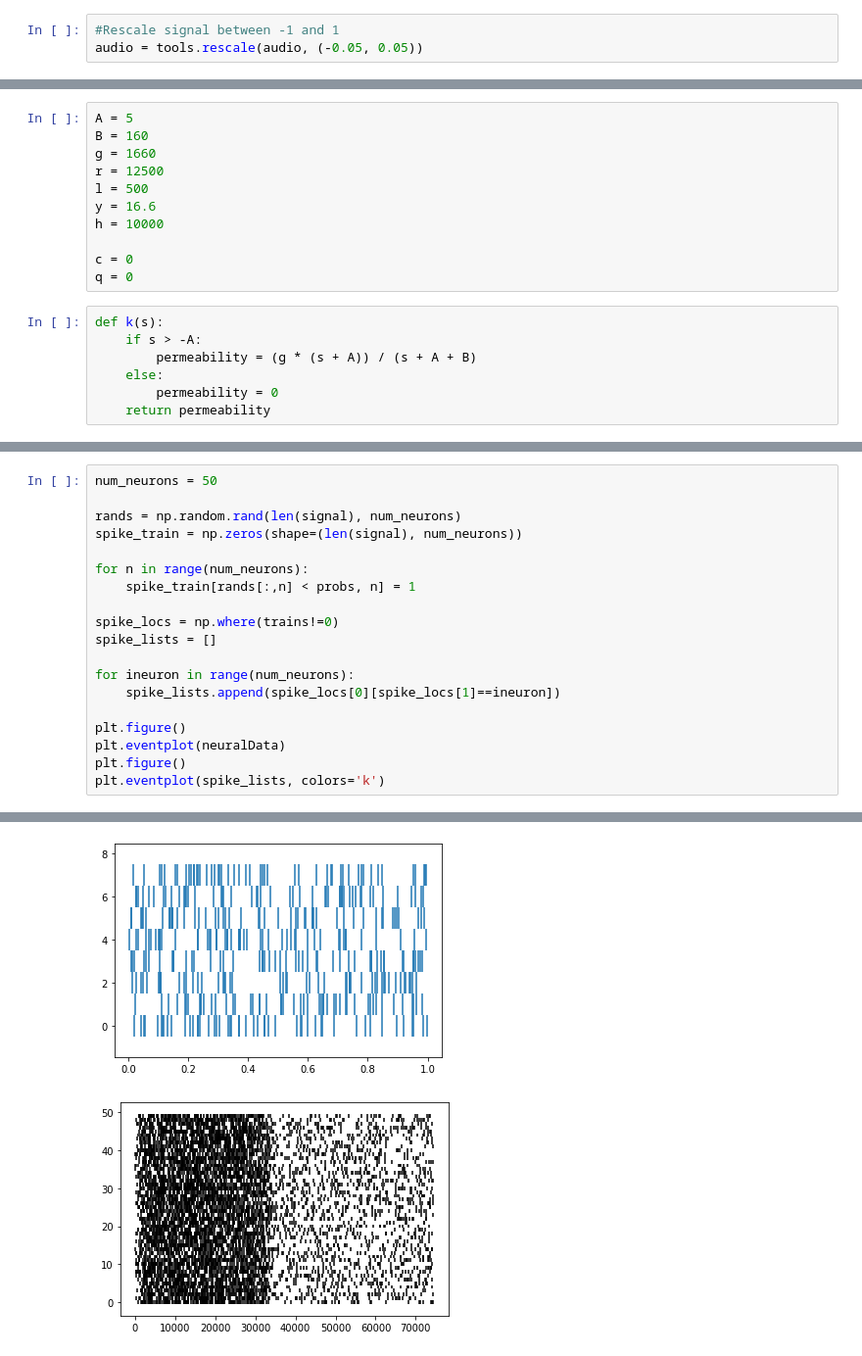
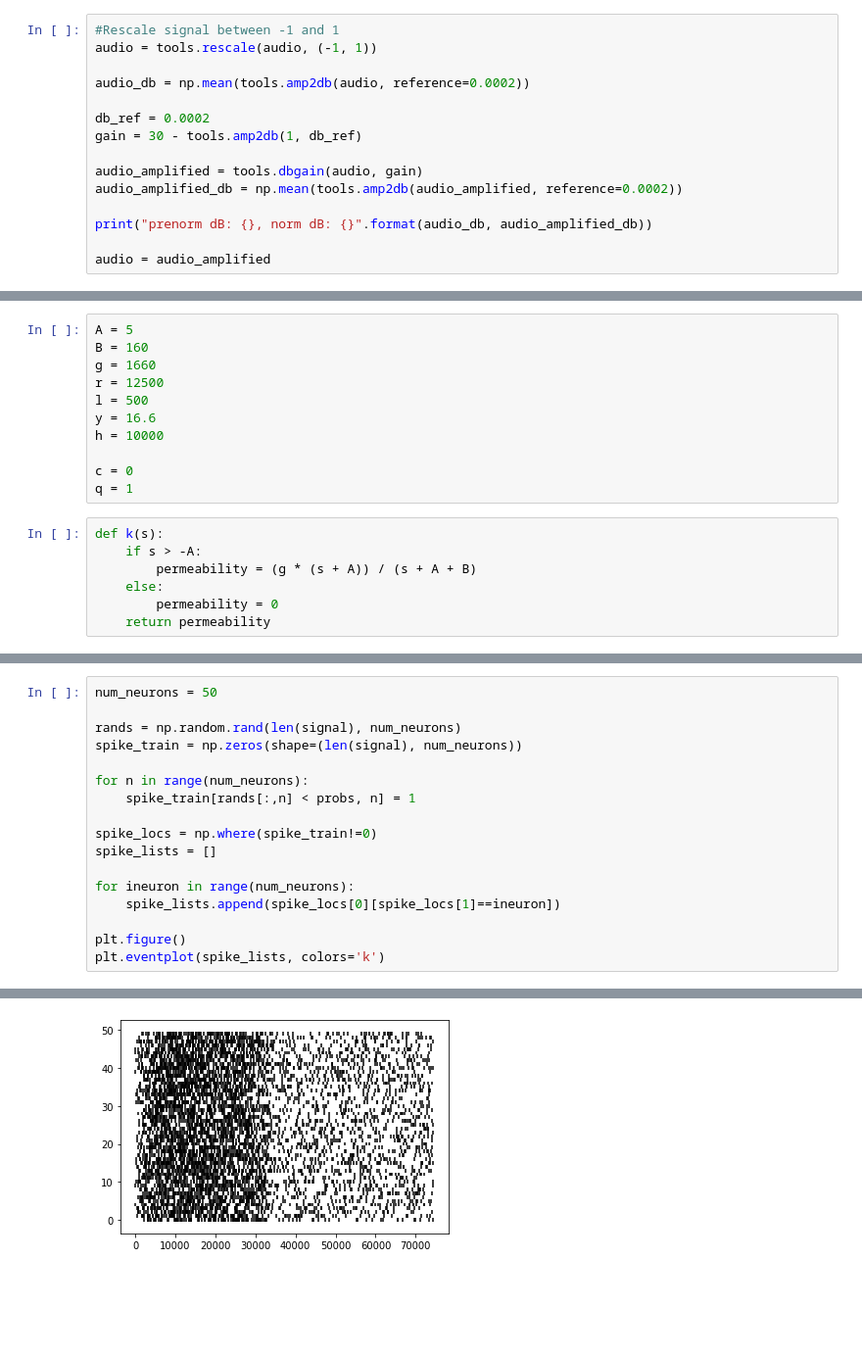
Before and after one commit to rnatarajan98/Cochlea_Modelling, a Jupyter notebook: main.ipynb, the cells around one changed output, grey strips where cells are left out. Shown: that part at 98% size. Drawn from its saved outputs; the diff is of its cells as text; blank space fills up the shorter version.

```diff
--- a/main.ipynb
+++ b/main.ipynb
@@ -33,4 +33,16 @@ Length of signal: 74419 samples
 Temporal signal duration: 1.6875056689342403 seconds (0 minutes and 1.6875056689342403 seconds)
 # %%
 #Rescale signal between -1 and 1
-audio = tools.rescale(audio, (-0.05, 0.05))
+audio = tools.rescale(audio, (-1, 1))
+
+audio_db = np.mean(tools.amp2db(audio, reference=0.0002))
+
+db_ref = 0.0002
+gain = 30 - tools.amp2db(1, db_ref)
+
+audio_amplified = tools.dbgain(audio, gain)
+audio_amplified_db = np.mean(tools.amp2db(audio_amplified, reference=0.0002))
+
+print("prenorm dB: {}, norm dB: {}".format(audio_db, audio_amplified_db))
+
+audio = audio_amplified
@@ -165,7 +179,7 @@ y = 16.6
 h = 10000
 
 c = 0
-q = 0
+q = 1
 # %%
 def k(s):
     if s > -A:
@@ -226,35 +240,32 @@ rands = np.random.rand(len(signal), num_neurons)
 spike_train = np.zeros(shape=(len(signal), num_neurons))
 
 for n in range(num_neurons):
     spike_train[rands[:,n] < probs, n] = 1
 
-spike_locs = np.where(trains!=0)
+spike_locs = np.where(spike_train!=0)
 spike_lists = []
 
 for ineuron in range(num_neurons):
     spike_lists.append(spike_locs[0][spike_locs[1]==ineuron])
 
 plt.figure()
-plt.eventplot(neuralData)
-plt.figure()
 plt.eventplot(spike_lists, colors='k')
 # %% [output]
 [<matplotlib.collections.EventCollection at 0x...>,
  <matplotlib.collections.EventCollection at 0x...>,
  <matplotlib.collections.EventCollection at 0x...>,
  <matplotlib.collections.EventCollection at 0x...>,
  <matplotlib.collections.EventCollection at 0x...>,
  <matplotlib.collections.EventCollection at 0x...>,
  <matplotlib.collections.EventCollection at 0x...>,
  <matplotlib.collections.EventCollection at 0x...>,
  <matplotlib.collections.EventCollection at 0x...>,
  <matplotlib.collections.EventCollection at 0x...>,
  <matplotlib.collections.EventCollection at 0x...>,
  <matplotlib.collections.EventCollection at 0x...>,
 ... (34 lines left out)
  <matplotlib.collections.EventCollection at 0x...>,
  <matplotlib.collections.EventCollection at 0x...>,
  <matplotlib.collections.EventCollection at 0x...>,
  <matplotlib.collections.EventCollection at 0x...>]
-[figure, old version]
+[figure, new version]
-[figure, removed]
```
Also changed, not shown: parts of 7 cells of this notebook, 3 other files.
